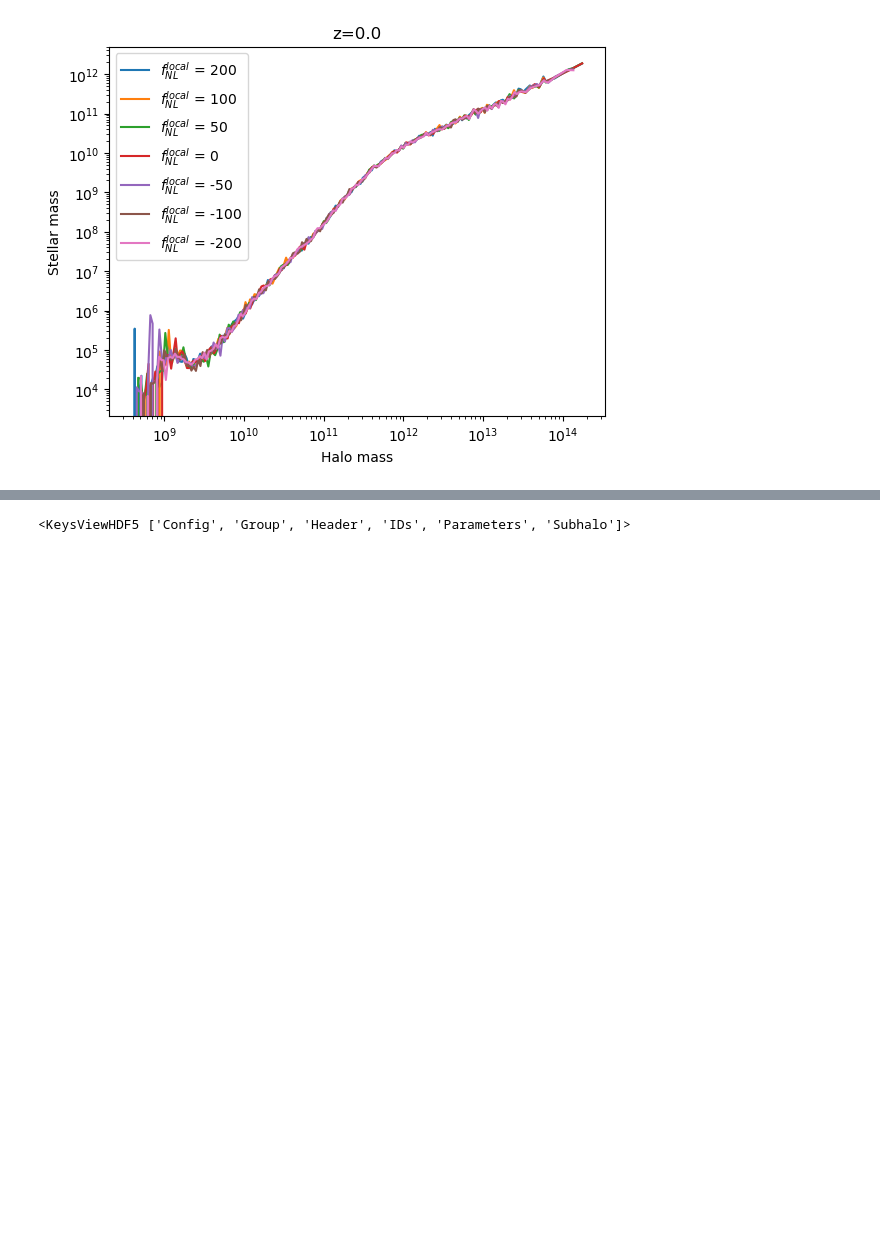
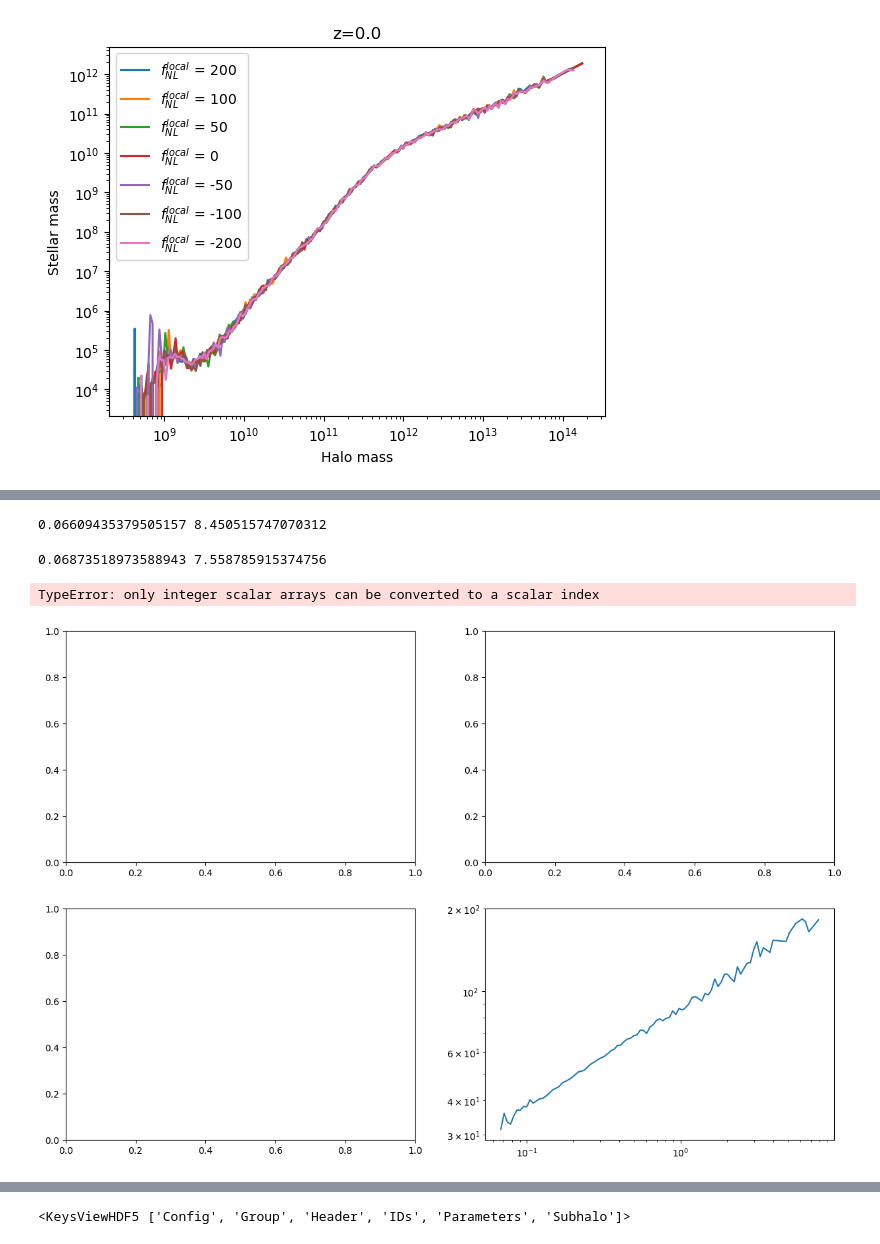
Before and after one commit to anirbanbairagi/Quijote-Hydro-PNG, a Jupyter notebook: Notebooks/FoF_Halos.ipynb, the cells around one changed output, grey strips where cells are left out. Drawn from its saved outputs; the diff is of its cells as text; code cells hidden in the pictures; blank space fills up the shorter version.

```diff
--- a/Notebooks/FoF_Halos.ipynb
+++ b/Notebooks/FoF_Halos.ipynb
@@ -238,0 +266,8 @@ plot_stellar_to_halo_mass(datadir, snaptype="LC", snapnum=90, num_bins=200)
+# %%
+datadir = '/home/jovyan/TNG_L50_1P_fNL_Sims/'
+plot_any_relation_all(datadir, snaptype_list=['EQ', 'LC', 'OR_CMB', 'OR_LSS'], snapnum_list=[5, 18, 32, 90], parameters=['Subhalo/SubhaloMass','Subhalo/SubhaloVmax'], label=['Halo Mass $(10^{10}M_{\circ}/h)$', 'Vmax (km/s)'], binning='log', bins=100 )
+# %% [output]
+0.06609435379505157 8.450515747070312
+0.06873518973588943 7.558785915374756
+TypeError: only integer scalar arrays can be converted to a scalar index
+[figure, added]
```
Also changed, not shown: parts of 12 cells of this notebook.
